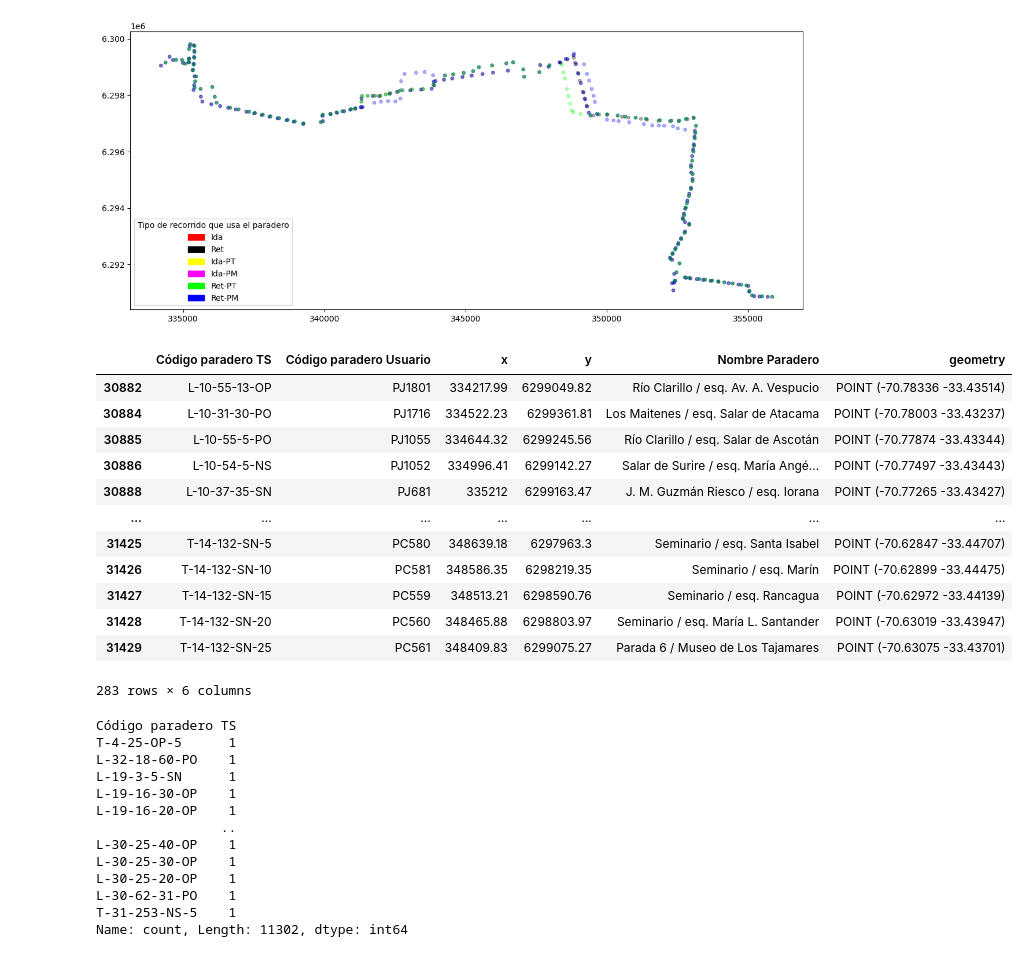
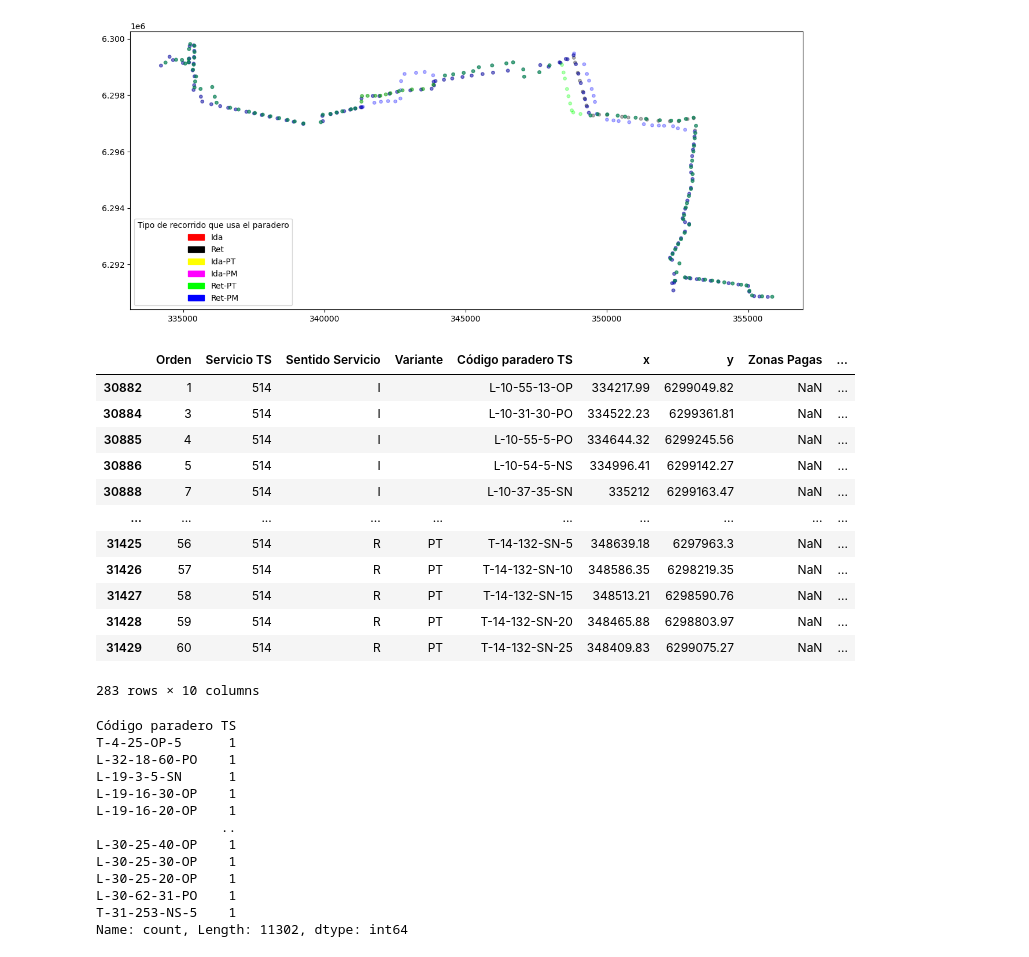
Before and after one commit to joaquincarreno/BusY, a Jupyter notebook: notebooks/02_exploration_paraderos.ipynb, the cells around one changed output. Drawn from its saved outputs; the diff is of its cells as text; code cells hidden in the pictures.

Commit message:
feat: readme y cambios en columnas de dataframes

```diff
--- a/notebooks/02_exploration_paraderos.ipynb
+++ b/notebooks/02_exploration_paraderos.ipynb
@@ -37,14 +37,30 @@ Index(['Orden', 'Servicio TS', 'Servicio Usuario', 'Sentido Servicio',
 #    'Comuna', 'Eje', 'Desde ( Cruce 1)', 'Hacia ( Cruce 2)', 'x', 'y',
 #    'Nombre Paradero', 'Zonas Pagas (horario de operación)',
 #    'Paradas con Excepciones'
-
+columnas_utiles = [
+    "Orden",
+    "Servicio TS",
+    "Variante",
+    "x",
+    "y",
+    "Sentido Servicio",
+    "Operación con Zona Paga",
+    "Código paradero TS",
+    "Paradas con Excepciones",
+    'Zonas Pagas'
+]
 # nombres columnas
-df = df.rename(columns={'Varian-te': 'Variante', 'Zonas Pagas (horario de operación)': 'Zonas Pagas'})
+df = orig_df.rename(columns={'Varian-te': 'Variante', 'Zonas Pagas (horario de operación)': 'Zonas Pagas'})
+df = df[
+    df.columns.intersection(
+        columnas_utiles
+    )
+]
 
 # eliminamos paradas con datos faltantes
-defined_code = df['Código paradero TS'] != 'POR DEFINIR'
 defined_x = df['x'] != 'POR DEFINIR'
 defined_y = df['y'] != 'POR DEFINIR'
+defined_code = df['Código paradero TS'] != 'POR DEFINIR'
 df = df[defined_code & defined_y & defined_x]
 
 defined_count = (defined_code & defined_y & defined_x).value_counts()
@@ -276,36 +292,24 @@ Name: count, dtype: int64
 [figure]
 # %%
 geo2 = geo_max.to_crs('EPSG:9152')
-clean = geo2.drop(columns=['Orden',
-                           'Sentido Servicio',
-                           'Variante',
-                           'UN',
-                           'Servicio TS',
-                           'Servicio Usuario',
-                           'Comuna',
-                           'Eje',
-                           'Desde ( Cruce 1)',
-                           'Hacia ( Cruce 2)',
-                           'Zonas Pagas',
-                           'Paradas con Excepciones'
-                           ])
-uniques = clean.drop_duplicates(subset=['Código paradero TS'], keep='first')
+
+uniques = geo2.drop_duplicates(subset=['Código paradero TS'], keep='first')
 
 uniques
 # %% [output]
-|  | Código paradero TS | Código paradero Usuario | x | y | Nombre Paradero | geometry |
-| 30882 | L-10-55-13-OP | PJ1801 | 334217.99 | 6299049.82 | Río Clarillo / esq. Av. A. Vespucio | POINT (-70.78336 -33.43514) |
-| 30884 | L-10-31-30-PO | PJ1716 | 334522.23 | 6299361.81 | Los Maitenes / esq. Salar de Atacama | POINT (-70.78003 -33.43237) |
-| 30885 | L-10-55-5-PO | PJ1055 | 334644.32 | 6299245.56 | Río Clarillo / esq. Salar de Ascotán | POINT (-70.77874 -33.43344) |
-| 30886 | L-10-54-5-NS | PJ1052 | 334996.41 | 6299142.27 | Salar de Surire / esq. María Angé... | POINT (-70.77497 -33.43443) |
-| 30888 | L-10-37-35-SN | PJ681 | 335212 | 6299163.47 | J. M. Guzmán Riesco / esq. Iorana | POINT (-70.77265 -33.43427) |
-| ... | ... | ... | ... | ... | ... | ... |
-| 31425 | T-14-132-SN-5 | PC580 | 348639.18 | 6297963.3 | Seminario / esq. Santa Isabel | POINT (-70.62847 -33.44707) |
-| 31426 | T-14-132-SN-10 | PC581 | 348586.35 | 6298219.35 | Seminario / esq. Marín | POINT (-70.62899 -33.44475) |
-| 31427 | T-14-132-SN-15 | PC559 | 348513.21 | 6298590.76 | Seminario / esq. Rancagua | POINT (-70.62972 -33.44139) |
-| 31428 | T-14-132-SN-20 | PC560 | 348465.88 | 6298803.97 | Seminario / esq. María L. Santander | POINT (-70.63019 -33.43947) |
-| 31429 | T-14-132-SN-25 | PC561 | 348409.83 | 6299075.27 | Parada 6 / Museo de Los Tajamares | POINT (-70.63075 -33.43701) |
+|  | Orden | Servicio TS | Sentido Servicio | Variante | Código paradero TS | x | y | Zonas Pagas | ... |
+| 30882 | 1 | 514 | I |  | L-10-55-13-OP | 334217.99 | 6299049.82 | NaN | ... |
+| 30884 | 3 | 514 | I |  | L-10-31-30-PO | 334522.23 | 6299361.81 | NaN | ... |
+| 30885 | 4 | 514 | I |  | L-10-55-5-PO | 334644.32 | 6299245.56 | NaN | ... |
+| 30886 | 5 | 514 | I |  | L-10-54-5-NS | 334996.41 | 6299142.27 | NaN | ... |
+| 30888 | 7 | 514 | I |  | L-10-37-35-SN | 335212 | 6299163.47 | NaN | ... |
+| ... | ... | ... | ... | ... | ... | ... | ... | ... | ... |
+| 31425 | 56 | 514 | R | PT | T-14-132-SN-5 | 348639.18 | 6297963.3 | NaN | ... |
+| 31426 | 57 | 514 | R | PT | T-14-132-SN-10 | 348586.35 | 6298219.35 | NaN | ... |
+| 31427 | 58 | 514 | R | PT | T-14-132-SN-15 | 348513.21 | 6298590.76 | NaN | ... |
+| 31428 | 59 | 514 | R | PT | T-14-132-SN-20 | 348465.88 | 6298803.97 | NaN | ... |
+| 31429 | 60 | 514 | R | PT | T-14-132-SN-25 | 348409.83 | 6299075.27 | NaN | ... |
-283 rows × 6 columns
+283 rows × 10 columns
 # %%
 bus_stops = df.drop_duplicates(keep='first', subset=['Código paradero TS'])
 
```
Also changed, not shown: parts of 4 cells of this notebook, 12 other files.
